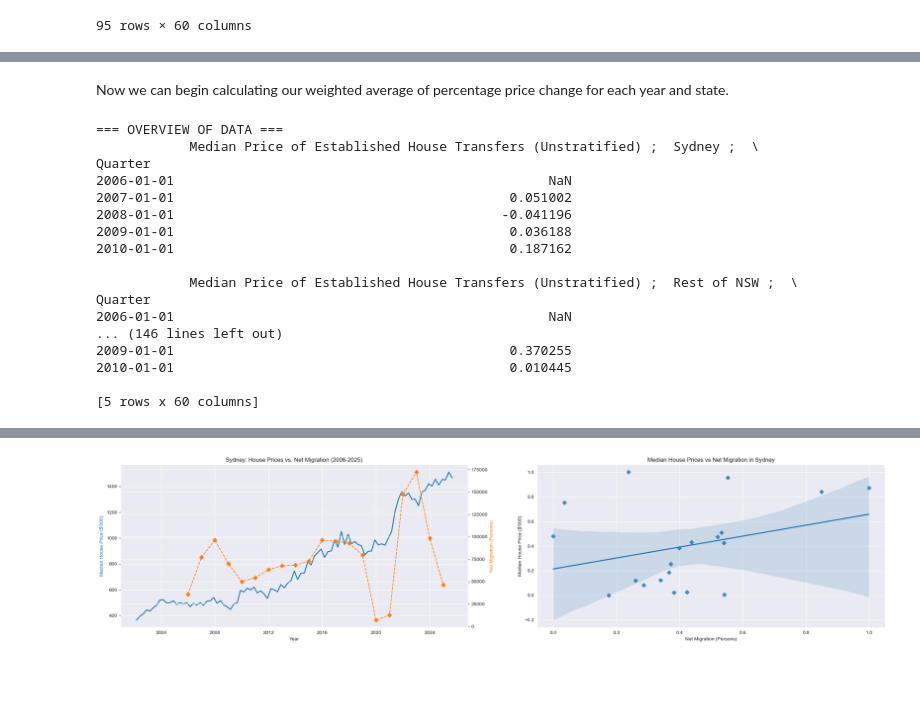
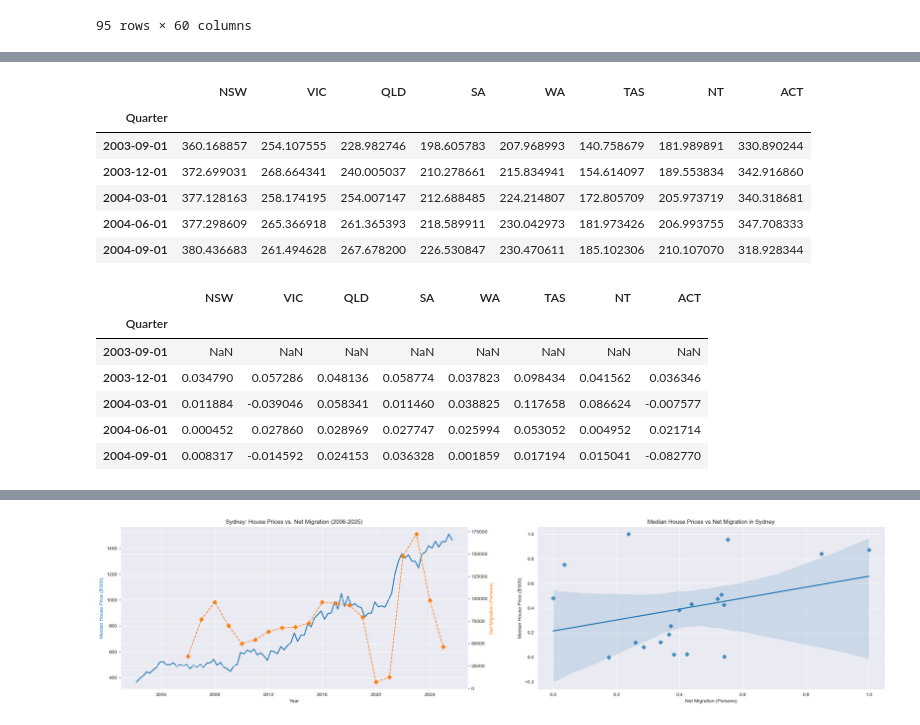
Before and after one commit to aydinkhan2005/Investigating-Factors-Affecting-Housing-in-Australia, a Jupyter notebook: notebooks/EDA_A.ipynb, the cells around one changed output, grey strips where cells are left out. Saved outputs shown, nothing was run; the diff lists cells and outputs as text; code cells hidden in the pictures; blank space fills up the shorter version.

```diff
--- a/notebooks/EDA_A.ipynb
+++ b/notebooks/EDA_A.ipynb
@@ -268,23 +274,39 @@ summed_transfers_final
-# %% [markdown]
-Now we can begin calculating our weighted average of percentage price change for each year and state.
-# %%
-print('=== OVERVIEW OF DATA ===')
-print(pct_price_changes.iloc[:5, :])
-# %% [output]
-=== OVERVIEW OF DATA ===
-            Median Price of Established House Transfers (Unstratified) ;  Sydney ;  \
-Quarter
-2006-01-01                                                NaN
-2007-01-01                                           0.051002
-2008-01-01                                          -0.041196
-2009-01-01                                           0.036188
-2010-01-01                                           0.187162
-
-            Median Price of Established House Transfers (Unstratified) ;  Rest of NSW ;  \
-Quarter
-2006-01-01                                                NaN
-... (146 lines left out)
-2009-01-01                                           0.370255
-2010-01-01                                           0.010445
-
-[5 rows x 60 columns]
+# %%
+def calculate_price_per_state(estimated_prices, summed_transfers):
+    # separate the price and transfers for the capital cities and greater state regions
+    capital_city_prices = estimated_prices.loc[:, ['Rest' not in col for col in estimated_prices.columns]]
+    rest_prices =  estimated_prices.drop(columns=capital_city_prices.columns)
+    capital_city_transfers = summed_transfers.loc[:, ['Rest' not in col for col in summed_transfers.columns]]
+    rest_transfers = summed_transfers.drop(columns=capital_city_transfers.columns)
+
+    # calculate the fraction
+    capital_city_product = capital_city_prices.values * capital_city_transfers.values
+    rest_product = rest_prices.values * rest_transfers.values
+
+    capital_city_product[:, :-1] += rest_product
+    denominator = capital_city_transfers.values
+    denominator[:, :-1] += rest_transfers.values
+
+    return pd.DataFrame(capital_city_product / denominator, columns=['NSW', 'VIC', 'QLD', 'SA', 'WA', 'TAS', 'NT', 'ACT'], index=estimated_prices.index)
+estimated_prices_by_state = calculate_price_per_state(estimated_house_prices_by_region, summed_house_transfers)
+estimated_prices_by_state.head()
+# %% [output]
+|  | NSW | VIC | QLD | SA | WA | TAS | NT | ACT |
+| Quarter |  |  |  |  |  |  |  |  |
+| 2003-09-01 | 360.168857 | 254.107555 | 228.982746 | 198.605783 | 207.968993 | 140.758679 | 181.989891 | 330.890244 |
+| 2003-12-01 | 372.699031 | 268.664341 | 240.005037 | 210.278661 | 215.834941 | 154.614097 | 189.553834 | 342.916860 |
+| 2004-03-01 | 377.128163 | 258.174195 | 254.007147 | 212.688485 | 224.214807 | 172.805709 | 205.973719 | 340.318681 |
+| 2004-06-01 | 377.298609 | 265.366918 | 261.365393 | 218.589911 | 230.042973 | 181.973426 | 206.993755 | 347.708333 |
+| 2004-09-01 | 380.436683 | 261.494628 | 267.678200 | 226.530847 | 230.470611 | 185.102306 | 210.107070 | 318.928344 |
+# %%
+# calculate the percentage change in median prices
+pct_price_changes = estimated_prices_by_state.pct_change()
+pct_price_changes.head()
+# %% [output]
+|  | NSW | VIC | QLD | SA | WA | TAS | NT | ACT |
+| Quarter |  |  |  |  |  |  |  |  |
+| 2003-09-01 | NaN | NaN | NaN | NaN | NaN | NaN | NaN | NaN |
+| 2003-12-01 | 0.034790 | 0.057286 | 0.048136 | 0.058774 | 0.037823 | 0.098434 | 0.041562 | 0.036346 |
+| 2004-03-01 | 0.011884 | -0.039046 | 0.058341 | 0.011460 | 0.038825 | 0.117658 | 0.086624 | -0.007577 |
+| 2004-06-01 | 0.000452 | 0.027860 | 0.028969 | 0.027747 | 0.025994 | 0.053052 | 0.004952 | 0.021714 |
+| 2004-09-01 | 0.008317 | -0.014592 | 0.024153 | 0.036328 | 0.001859 | 0.017194 | 0.015041 | -0.082770 |
```
Also changed, not shown: parts of 10 cells of this notebook.
